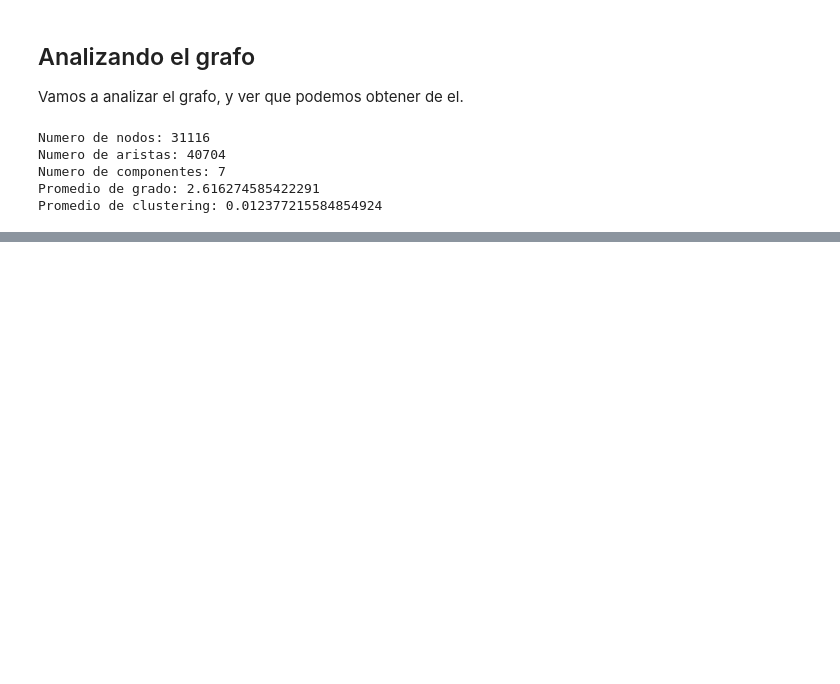
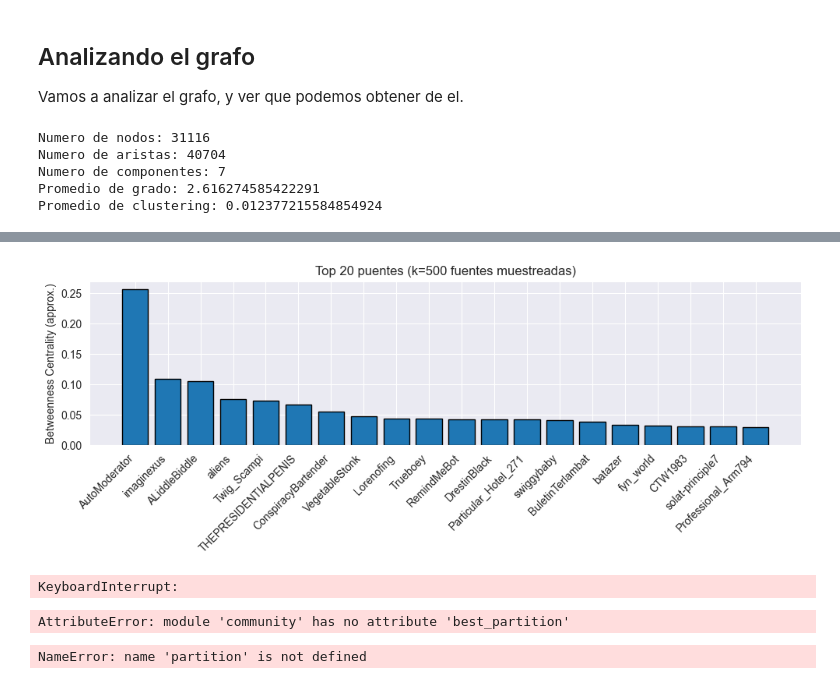
Before and after one commit to miguel-mxrxrx04/networkanalysis, a Jupyter notebook: scrapping.ipynb, the cells around one changed output, grey strips where cells are left out. Cells and saved outputs as stored; diff of their text form; code cells hidden in the pictures; blank space fills up the shorter version.

```diff
--- a/scrapping.ipynb
+++ b/scrapping.ipynb
@@ -398,0 +500,37 @@ Promedio de clustering: 0.012377215584854924
+# %%
+if not nx.is_connected(G):
+    cc = max(nx.connected_components(G), key=len)
+    G = G.subgraph(cc).copy()
+
+
+n = G.number_of_nodes()
+
+k = min(500, n)
+random.seed(42)
+bc = nx.betweenness_centrality(G, k=k, normalized=True, seed=42)
+
+top20 = sorted(bc.items(), key=lambda x: x[1], reverse=True)[:20]
+nodes, scores = zip(*top20)
+
+plt.figure(figsize=(10,4))
+plt.bar([str(u) for u in nodes], scores, edgecolor='black')
+plt.xticks(rotation=45, ha='right')
+plt.ylabel('Betweenness Centrality (approx.)')
+plt.title(f'Top 20 puentes (k={k} fuentes muestreadas)')
+plt.tight_layout()
+plt.show()
+# %% [output]
+[figure, added]
+# %%
+# --- 6. EXCENTRICIDAD ---
+ecc = nx.eccentricity(G0 if not nx.is_connected(G) else G)
+df_ecc = pd.Series(ecc, name='excentricidad')
+plt.figure(figsize=(6,4))
+sns.histplot(df_ecc, bins=30, kde=False, edgecolor='black')
+plt.title("Distribución de excentricidad")
+plt.xlabel("Excentricidad")
+plt.ylabel("Nodos")
+plt.tight_layout()
+plt.show()
+# %% [output]
+KeyboardInterrupt:
@@ -398,0 +543,20 @@ Promedio de clustering: 0.012377215584854924
+# %%
+# --- 8. DETECCIÓN DE COMUNIDADES (Louvain) ---
+partition = community_louvain.best_partition(G)
+mod = community_louvain.modularity(partition, G)
+print(f"Comunidades detectadas: {len(set(partition.values()))}")
+print(f"Modularidad (Louvain): {mod:.3f}")
+# %% [output]
+AttributeError: module 'community' has no attribute 'best_partition'
+# %%
+# Histograma de tamaños de comunidad
+com_sizes = pd.Series(list(partition.values())).value_counts()
+plt.figure(figsize=(6,4))
+sns.histplot(com_sizes, bins=30, kde=False, edgecolor='black')
+plt.title("Tamaño de comunidades (Louvain)")
+plt.xlabel("Número de nodos en comunidad")
+plt.ylabel("Comunidades")
+plt.tight_layout()
+plt.show()
+# %% [output]
+NameError: name 'partition' is not defined
```
Also changed, not shown: parts of 13 cells of this notebook.
